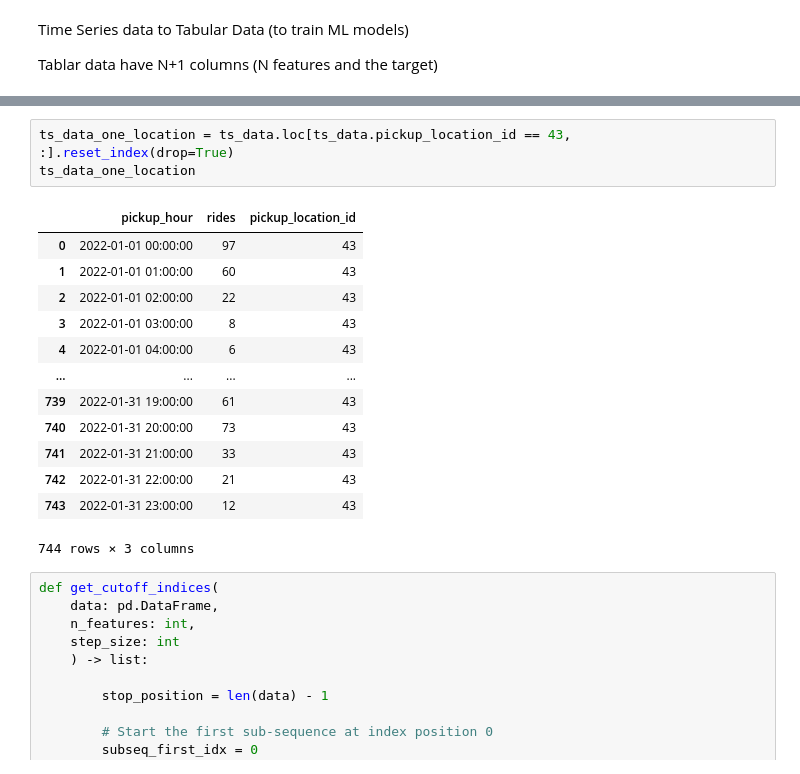
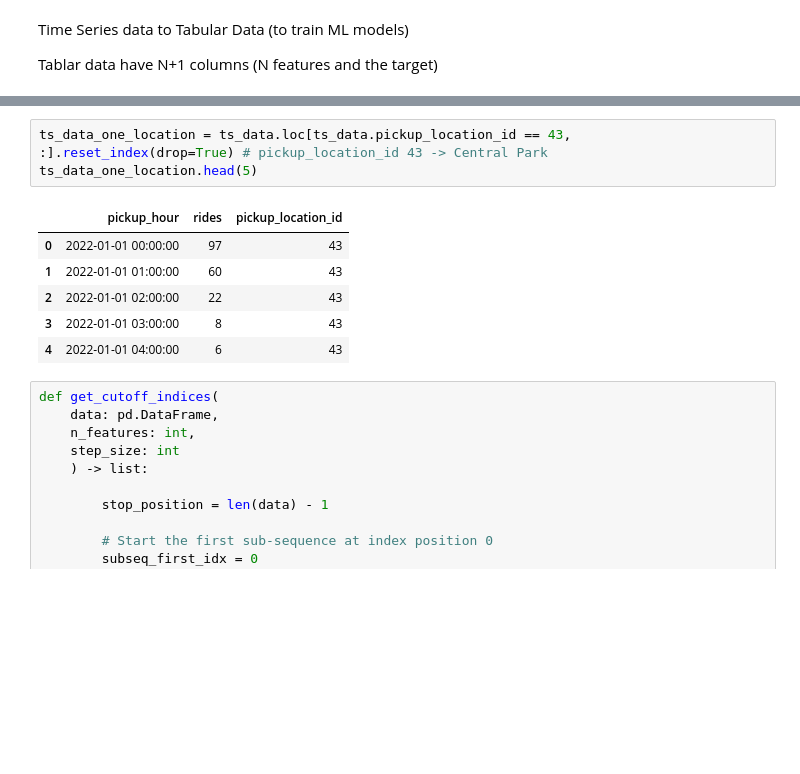
Before and after one commit to VictorLoureiro/taxi_demand_predictor_e2e_ml_service, a Jupyter notebook: notebooks/03_transform_ts_data_into_features_and_targets.ipynb, the cells around one changed output, grey strips where cells are left out. Cells and saved outputs as stored; diff of their text form; blank space fills up the shorter version.

```diff
--- a/notebooks/03_transform_ts_data_into_features_and_targets.ipynb
+++ b/notebooks/03_transform_ts_data_into_features_and_targets.ipynb
@@ -24,20 +17,13 @@ ts_data
 # %%
-ts_data_one_location = ts_data.loc[ts_data.pickup_location_id == 43, :].reset_index(drop=True)
-ts_data_one_location
+ts_data_one_location = ts_data.loc[ts_data.pickup_location_id == 43, :].reset_index(drop=True) # pickup_location_id 43 -> Central Park
+ts_data_one_location.head(5)
 # %% [output]
 |  | pickup_hour | rides | pickup_location_id |
 | 0 | 2022-01-01 00:00:00 | 97 | 43 |
 | 1 | 2022-01-01 01:00:00 | 60 | 43 |
 | 2 | 2022-01-01 02:00:00 | 22 | 43 |
 | 3 | 2022-01-01 03:00:00 | 8 | 43 |
 | 4 | 2022-01-01 04:00:00 | 6 | 43 |
-| ... | ... | ... | ... |
-| 739 | 2022-01-31 19:00:00 | 61 | 43 |
-| 740 | 2022-01-31 20:00:00 | 73 | 43 |
-| 741 | 2022-01-31 21:00:00 | 33 | 43 |
-| 742 | 2022-01-31 22:00:00 | 21 | 43 |
-| 743 | 2022-01-31 23:00:00 | 12 | 43 |
-744 rows × 3 columns
 # %%
 def get_cutoff_indices(
     data: pd.DataFrame,
```
Also changed, not shown: parts of 5 cells of this notebook, 15 other files.
